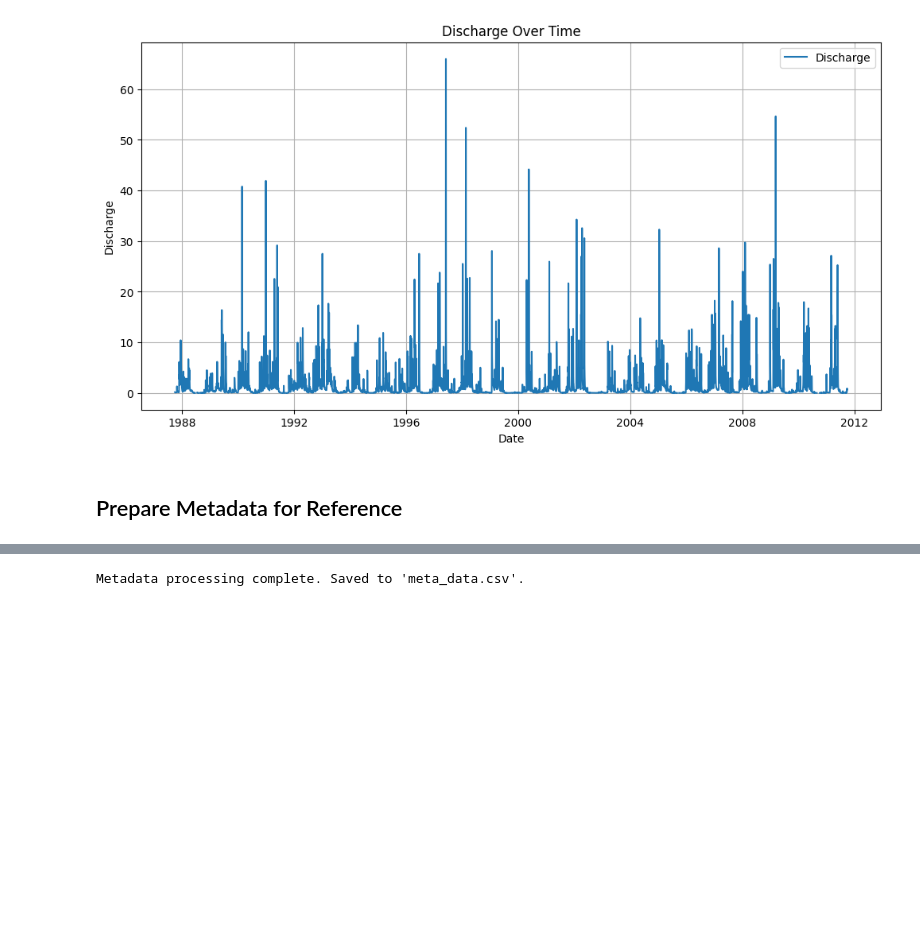
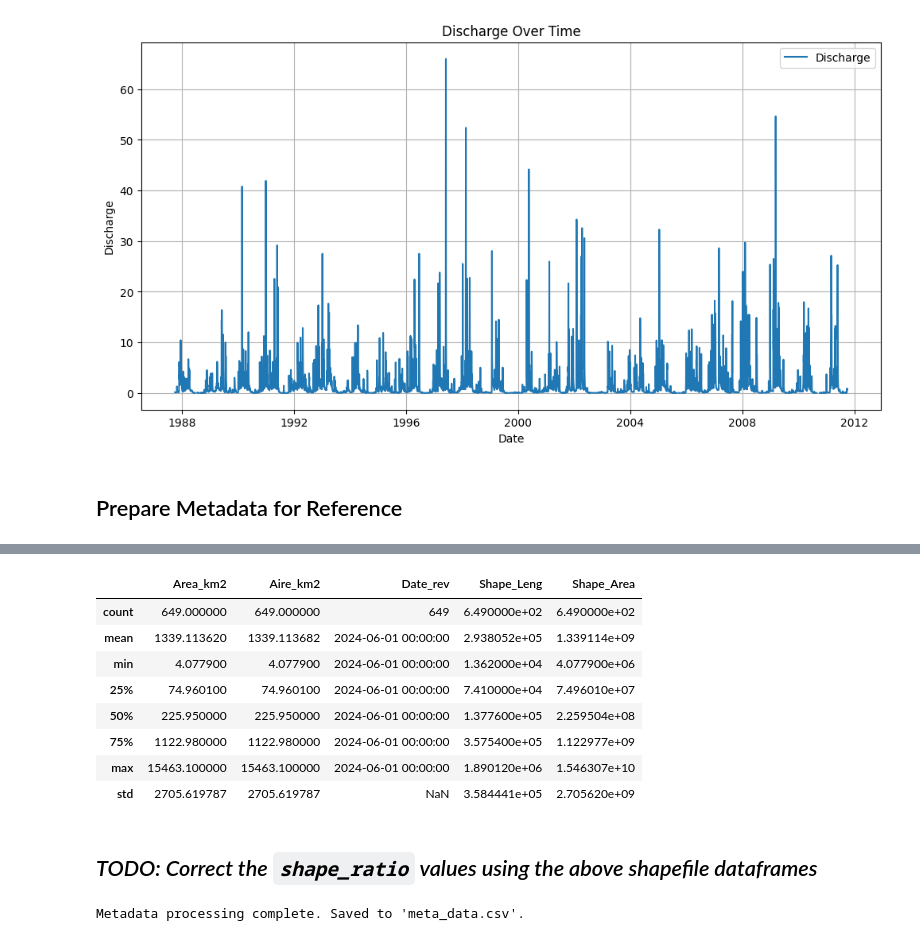
Before and after one commit to yunsupark1120/GAGEii_modeling, a Jupyter notebook: metadata/data_processing.ipynb, the cells around one changed output, grey strips where cells are left out. Drawn from its saved outputs; the diff is of its cells as text; code cells hidden in the pictures; blank space fills up the shorter version.

```diff
--- a/metadata/data_processing.ipynb
+++ b/metadata/data_processing.ipynb
@@ -111,3 +137,17 @@ plt.show()
+# %%
+Canada_shape.desc
+# %% [output]
+|  | Area_km2 | Aire_km2 | Date_rev | Shape_Leng | Shape_Area |
+| count | 649.000000 | 649.000000 | 649 | 6.490000e+02 | 6.490000e+02 |
+| mean | 1339.113620 | 1339.113682 | 2024-06-01 00:00:00 | 2.938052e+05 | 1.339114e+09 |
+| min | 4.077900 | 4.077900 | 2024-06-01 00:00:00 | 1.362000e+04 | 4.077900e+06 |
+| 25% | 74.960100 | 74.960100 | 2024-06-01 00:00:00 | 7.410000e+04 | 7.496010e+07 |
+| 50% | 225.950000 | 225.950000 | 2024-06-01 00:00:00 | 1.377600e+05 | 2.259504e+08 |
+| 75% | 1122.980000 | 1122.980000 | 2024-06-01 00:00:00 | 3.575400e+05 | 1.122977e+09 |
+| max | 15463.100000 | 15463.100000 | 2024-06-01 00:00:00 | 1.890120e+06 | 1.546307e+10 |
+| std | 2705.619787 | 2705.619787 | NaN | 3.584441e+05 | 2.705620e+09 |
+# %% [markdown]
+## _TODO: Correct the `shape_ratio` values using the above shapefile dataframes_
 # %%
 import os
 import pandas as pd
```
Also changed, not shown: parts of 23 cells of this notebook, 8 other files.
